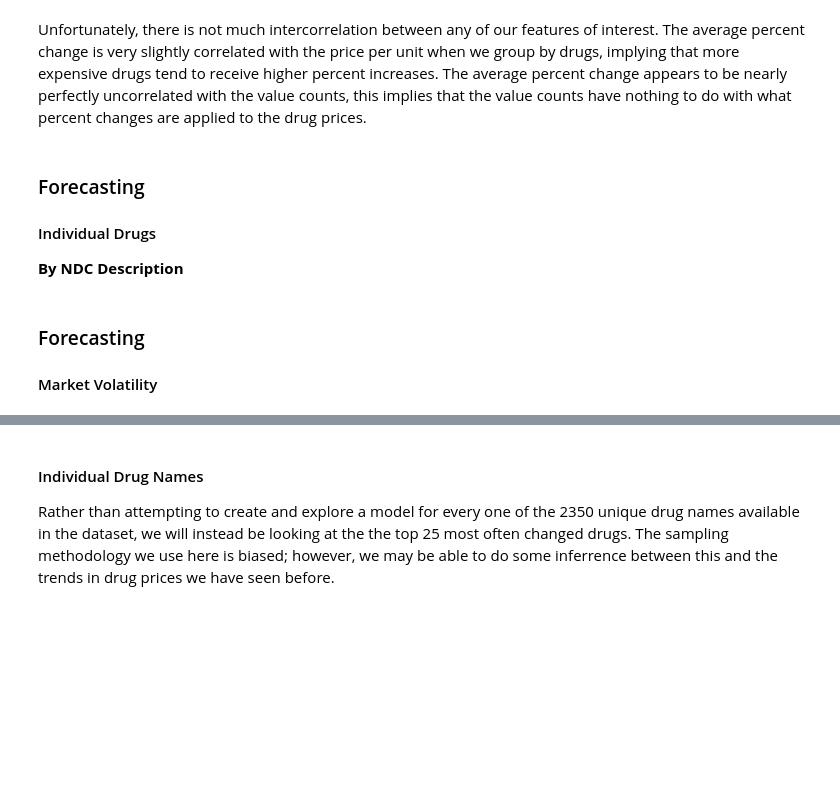
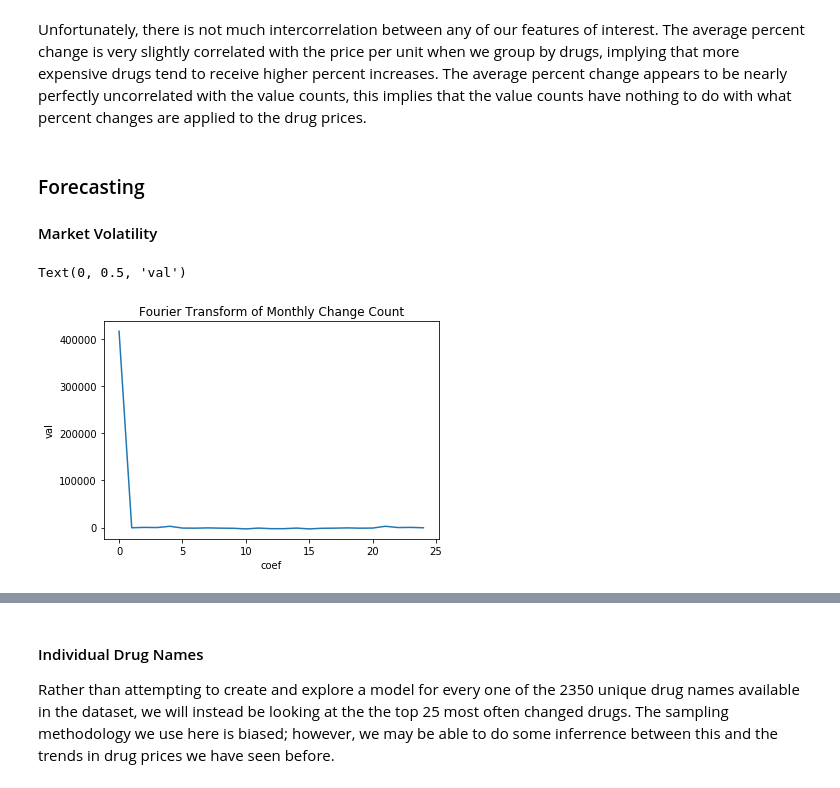
Before and after one commit to Cervantes92/drug-prices, a Jupyter notebook: main.ipynb, the cells around one changed output, grey strips where cells are left out. Saved outputs shown, nothing was run; the diff lists cells and outputs as text; code cells hidden in the pictures; blank space fills up the shorter version.

```diff
--- a/main.ipynb
+++ b/main.ipynb
@@ -713,8 +820,2 @@ sns.heatmap(drugs[['value_counts','average_scaled_price_per_unit', 'average_perc
 # %% [markdown]
 Unfortunately, there is not much intercorrelation between any of our features of interest. The average percent change is very slightly correlated with the price per unit when we group by drugs, implying that more expensive drugs tend to receive higher percent increases. The average percent change appears to be nearly perfectly uncorrelated with the value counts, this implies that the value counts have nothing to do with what percent changes are applied to the drug prices.
-# %% [markdown]
-### Forecasting
-
-#### Individual Drugs
-
-__By NDC Description__
@@ -725,6 +823,19 @@ top_n_drug_name = raw['drug_name'].value_counts().sort_values(ascending = False)
 ### Forecasting
 
 #### Market Volatility
+# %%
+#Fourier transform of market volatility to check volatility
+import scipy.fftpack
+
+y_fft = scipy.fftpack.fft(mnth_count.values)
+
+plt.plot(y_fft)
+plt.title('Fourier Transform of Monthly Change Count')
+plt.xlabel('coef')
+plt.ylabel('val')
+# %% [output]
+Text(0, 0.5, 'val')
+[figure, added]
 # %%
 #Now we will forecast the next two years of monthly entry counts
 #We have already trained the model on the training set, and now we can validate it on the test set.
```
Also changed, not shown: parts of 19 cells of this notebook, 2 other files.
